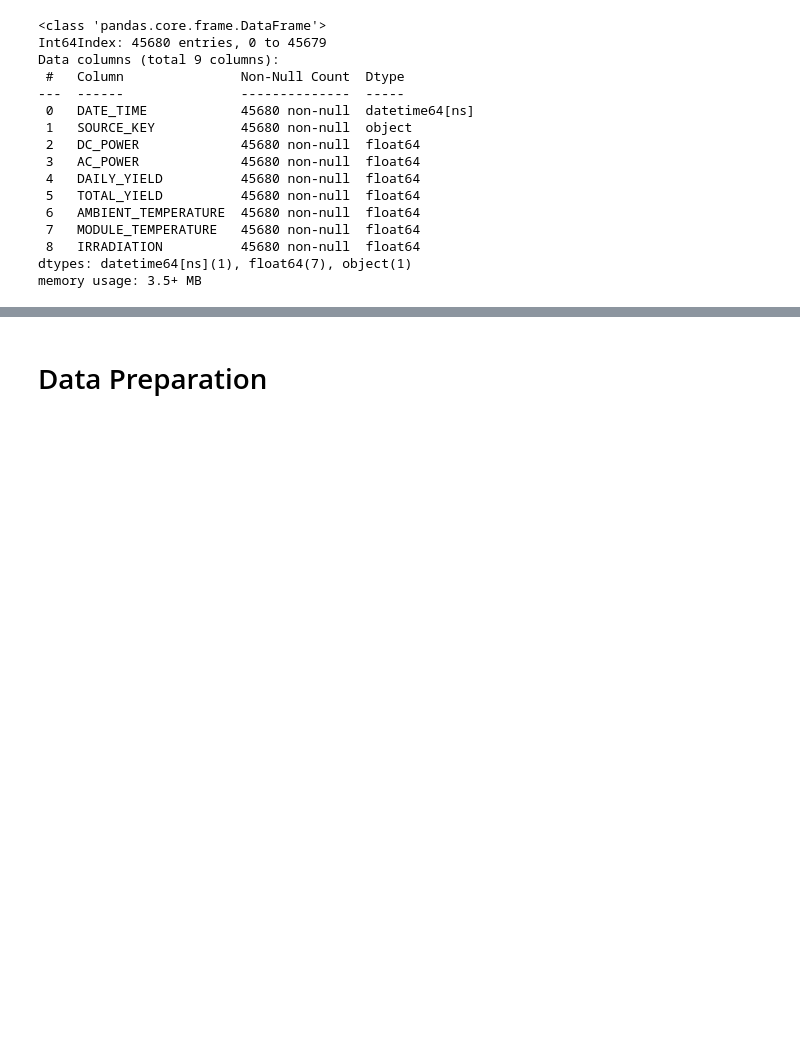
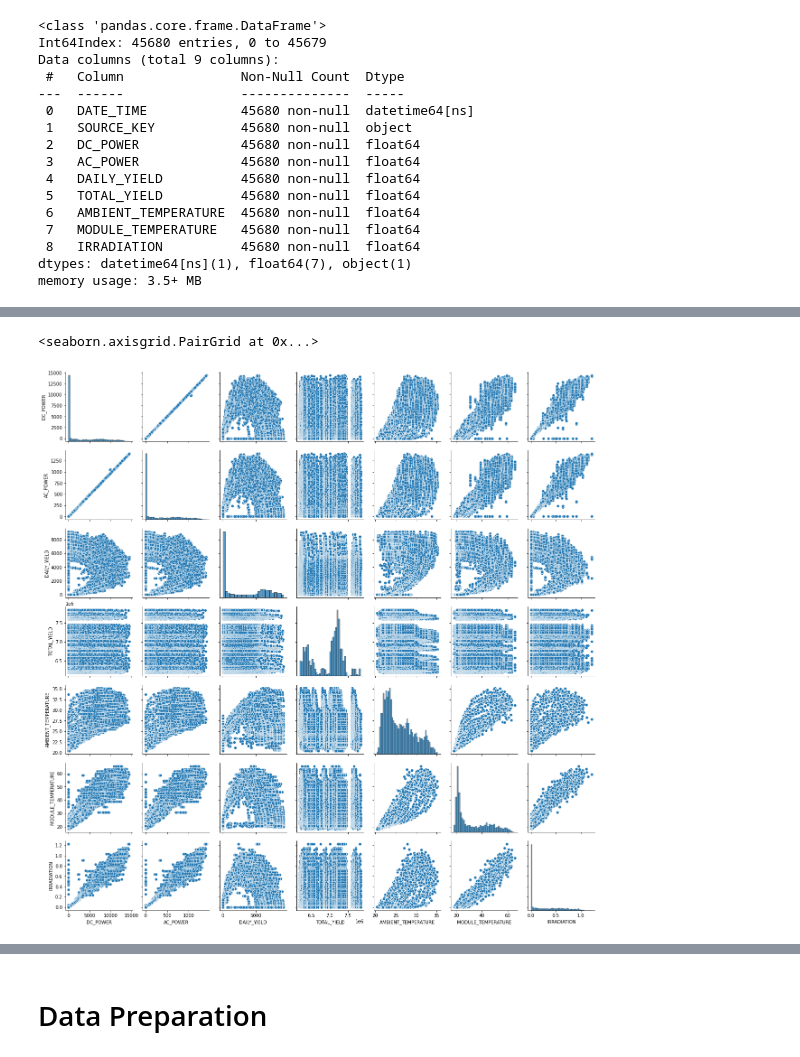
Before and after one commit to TawanTan/Super-AI-Homework, a Jupyter notebook: Week 2/22p26e0118_Tawan_W2HW1_27092020.ipynb, the cells around one changed output, grey strips where cells are left out. Drawn from its saved outputs; the diff is of its cells as text; code cells hidden in the pictures; blank space fills up the shorter version.

```diff
--- a/Week 2/22p26e0118_Tawan_W2HW1_27092020.ipynb
+++ b/Week 2/22p26e0118_Tawan_W2HW1_27092020.ipynb
@@ -12,7 +7,7 @@ import matplotlib.pyplot as plt
 # Exploration
 # %%
 #Get Generation Data
-gen = pd.read_csv('/content/drive/My Drive/Colab Notebooks/Super AI Home Work/Week 2/Solar Power Generation Data/Plant_1_Generation_Data.csv')
+gen = pd.read_csv('https://raw.githubusercontent.com/TawanTan/Super-AI-Homework/master/Week%202/Solar%20Power%20Generation%20Data/Plant_1_Generation_Data.csv')
 # %%
 gen.head()
 # %% [output]
@@ -65,7 +60,7 @@ gen.drop('PLANT_ID', axis=1, inplace=True)
 gen['DATE_TIME'] = pd.to_datetime(gen['DATE_TIME'])
 # %%
 #Get Weather Sensor Data
-wea = pd.read_csv('/content/drive/My Drive/Colab Notebooks/Super AI Home Work/Week 2/Solar Power Generation Data/Plant_1_Weather_Sensor_Data.csv')
+wea = pd.read_csv('https://raw.githubusercontent.com/TawanTan/Super-AI-Homework/master/Week%202/Solar%20Power%20Generation%20Data/Plant_1_Weather_Sensor_Data.csv')
 # %%
 wea.head()
 # %% [output]
@@ -138,0 +146,5 @@ memory usage: 3.5+ MB
+# %%
+sns.pairplot(df);
+# %% [output]
+<seaborn.axisgrid.PairGrid at 0x...>
+[figure, added]
```
Also changed, not shown: parts of 16 cells of this notebook, 6 other files.
